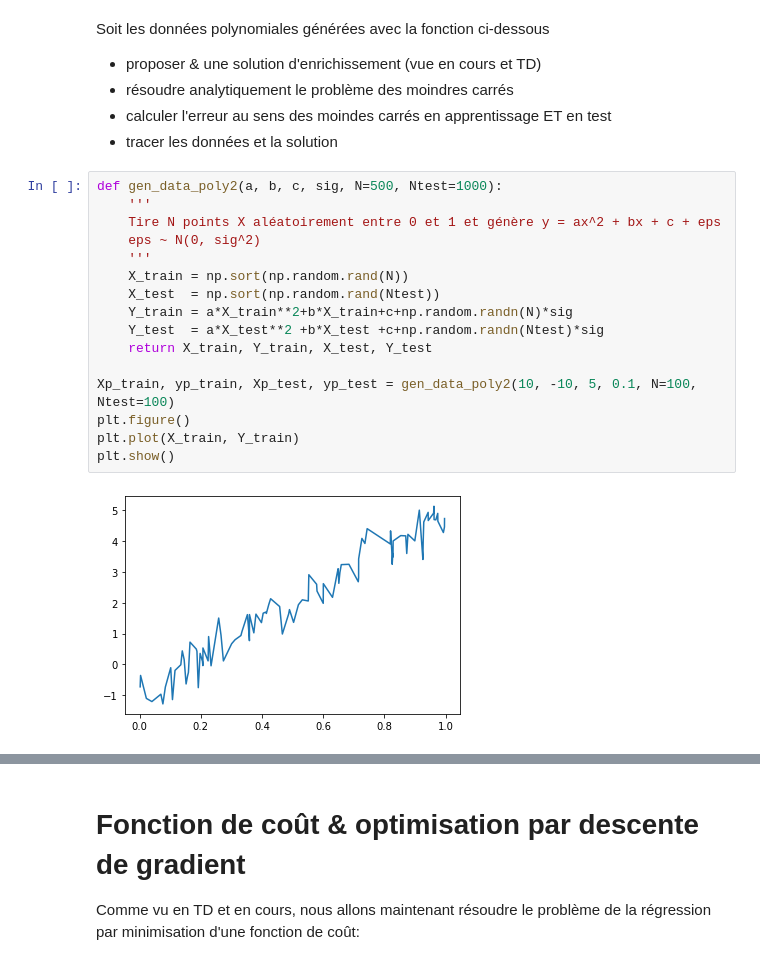
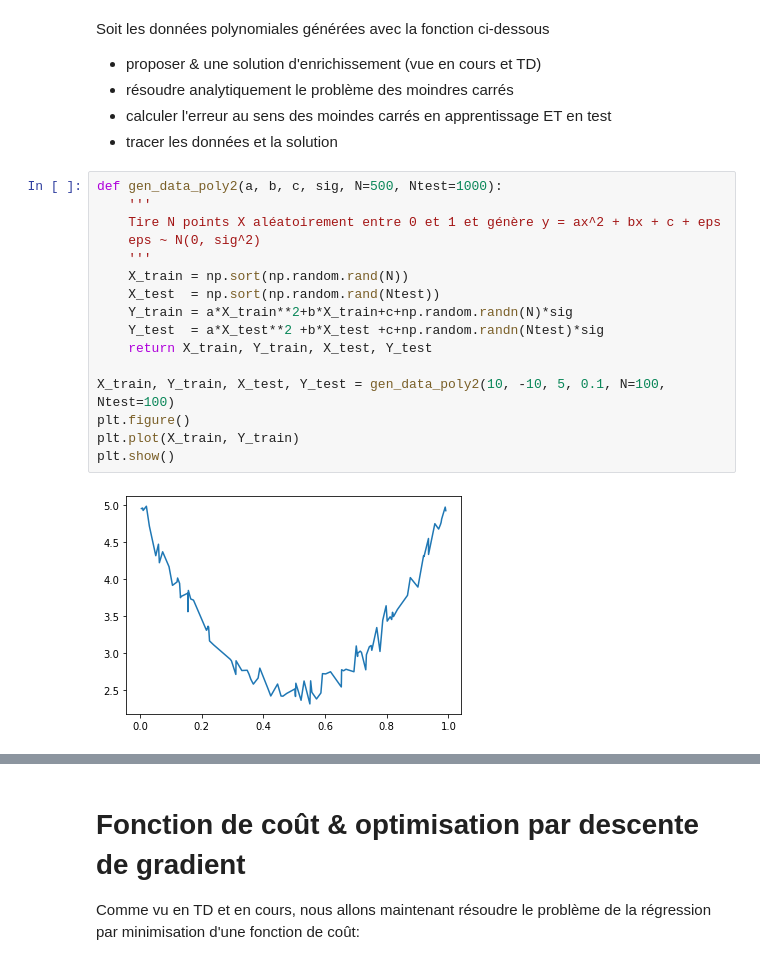
Before and after one commit to hanzopgp/MasterBioInformaticsPTs, a Jupyter notebook: S1/MAPSI/TME/TME9/TME9DurandKordon.ipynb, the cells around one changed output, grey strips where cells are left out. Cells and saved outputs as stored; diff of their text form.

```diff
--- a/S1/MAPSI/TME/TME9/TME9DurandKordon.ipynb
+++ b/S1/MAPSI/TME/TME9/TME9DurandKordon.ipynb
@@ -124,21 +129,21 @@ Soit les données polynomiales générées avec la fonction ci-dessous
 # %%
 def gen_data_poly2(a, b, c, sig, N=500, Ntest=1000):
     '''
     Tire N points X aléatoirement entre 0 et 1 et génère y = ax^2 + bx + c + eps
     eps ~ N(0, sig^2)
     '''
     X_train = np.sort(np.random.rand(N))
     X_test  = np.sort(np.random.rand(Ntest))
     Y_train = a*X_train**2+b*X_train+c+np.random.randn(N)*sig
     Y_test  = a*X_test**2 +b*X_test +c+np.random.randn(Ntest)*sig
     return X_train, Y_train, X_test, Y_test
 
-Xp_train, yp_train, Xp_test, yp_test = gen_data_poly2(10, -10, 5, 0.1, N=100, Ntest=100)
+X_train, Y_train, X_test, Y_test = gen_data_poly2(10, -10, 5, 0.1, N=100, Ntest=100)
 plt.figure()
 plt.plot(X_train, Y_train)
 plt.show()
 # %% [output]
-[figure, old version]
+[figure, new version]
 # %%
 def make_mat_poly_biais(X): # fonctionne pour un vecteur unidimensionel X
     N = len(X)
```
Also changed, not shown: parts of 13 cells of this notebook.
